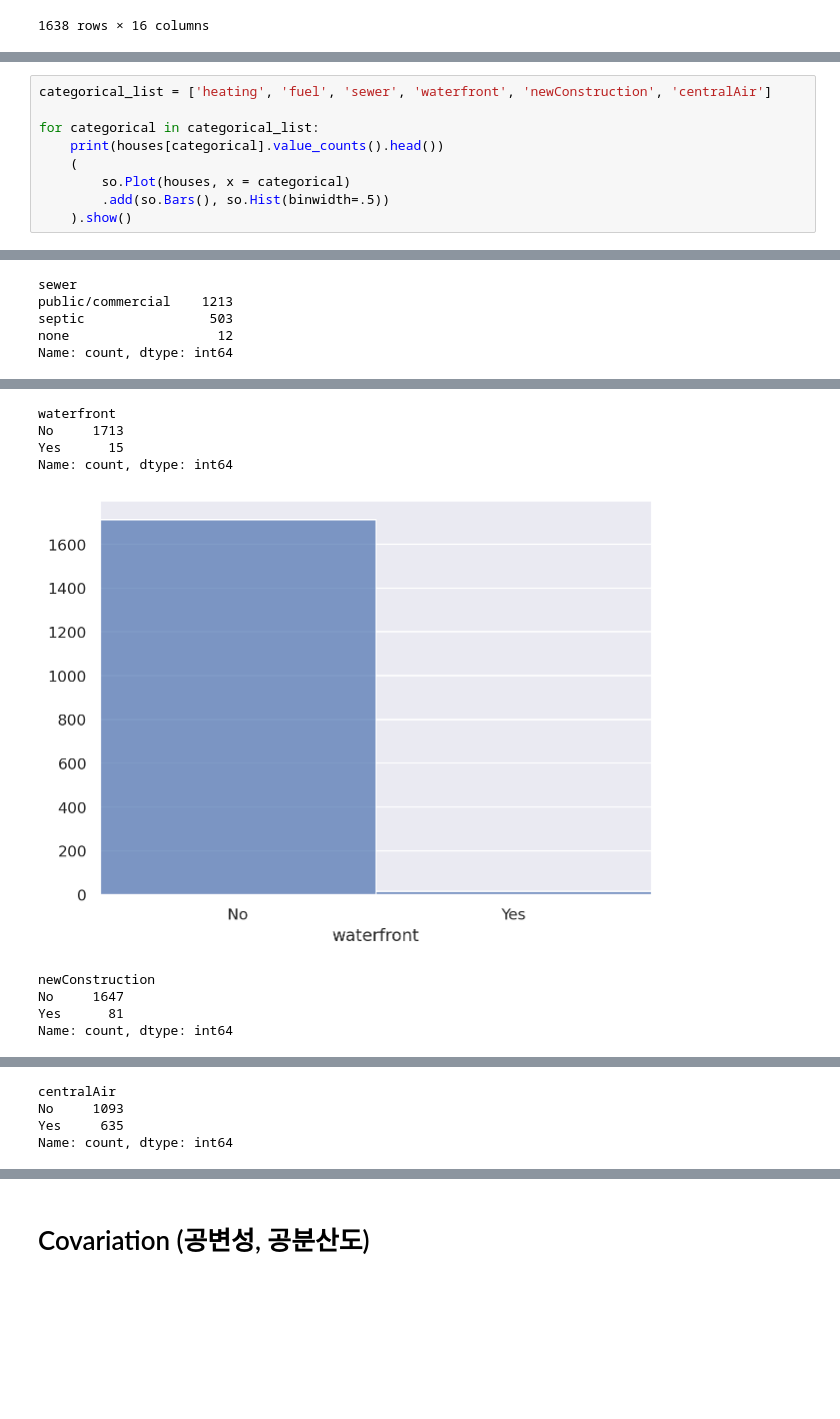
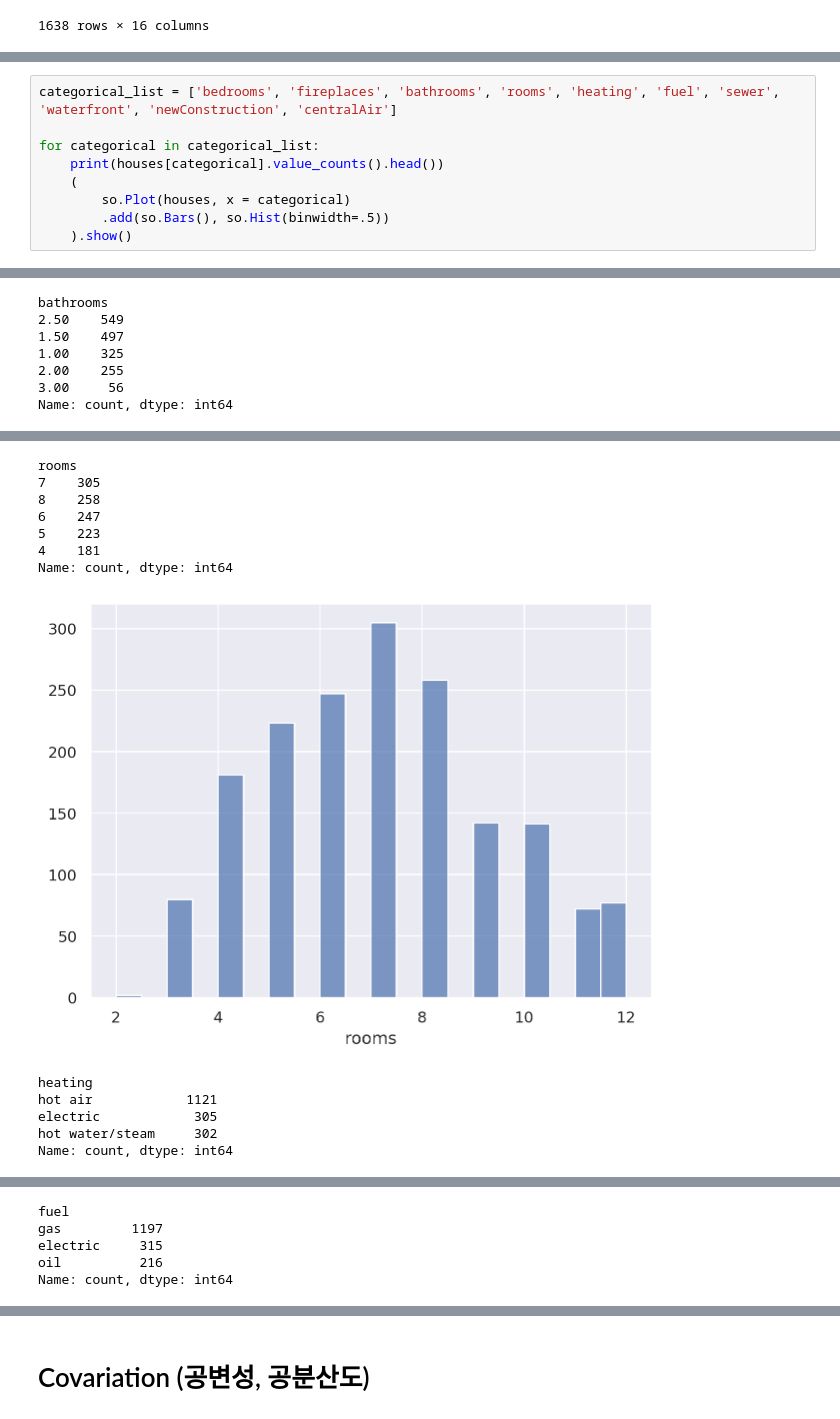
Before and after one commit to Felix-Silas/2024-1-Class, a Jupyter notebook: Data Analysis and Visualization/HW01_EDA.ipynb, the cells around one changed output, grey strips where cells are left out. Cells and saved outputs as stored; diff of their text form; blank space fills up the shorter version.

```diff
--- a/Data Analysis and Visualization/HW01_EDA.ipynb
+++ b/Data Analysis and Visualization/HW01_EDA.ipynb
@@ -213,7 +197,7 @@ houses[houses['lotSize']<=1]
 #### 부동산이 신축인지 여부(newConstruction): No 1647 / Yes 81
 #### 집에 중앙 에어컨이 있는지 여부(CentralAir): No 1093 / Yes 635
 # %%
-categorical_list = ['heating', 'fuel', 'sewer', 'waterfront', 'newConstruction', 'centralAir']
+categorical_list = ['bedrooms', 'fireplaces', 'bathrooms', 'rooms', 'heating', 'fuel', 'sewer', 'waterfront', 'newConstruction', 'centralAir']
 
 for categorical in categorical_list:
     print(houses[categorical].value_counts().head())
@@ -237,5 +225,7 @@ Name: count, dtype: int64
-sewer
-public/commercial    1213
-septic                503
-none                   12
+bathrooms
+2.50    549
+1.50    497
+1.00    325
+2.00    255
+3.00     56
 Name: count, dtype: int64
@@ -243,9 +233,13 @@ Name: count, dtype: int64
-waterfront
-No     1713
-Yes      15
+rooms
+7    305
+8    258
+6    247
+5    223
+4    181
 Name: count, dtype: int64
-[figure, old version]
+[figure, new version]
-newConstruction
-No     1647
-Yes      81
+heating
+hot air            1121
+electric            305
+hot water/steam     302
 Name: count, dtype: int64
@@ -253,4 +247,5 @@ Name: count, dtype: int64
-centralAir
-No     1093
-Yes     635
+fuel
+gas         1197
+electric     315
+oil          216
 Name: count, dtype: int64
```
Also changed, not shown: parts of 46 cells of this notebook.
